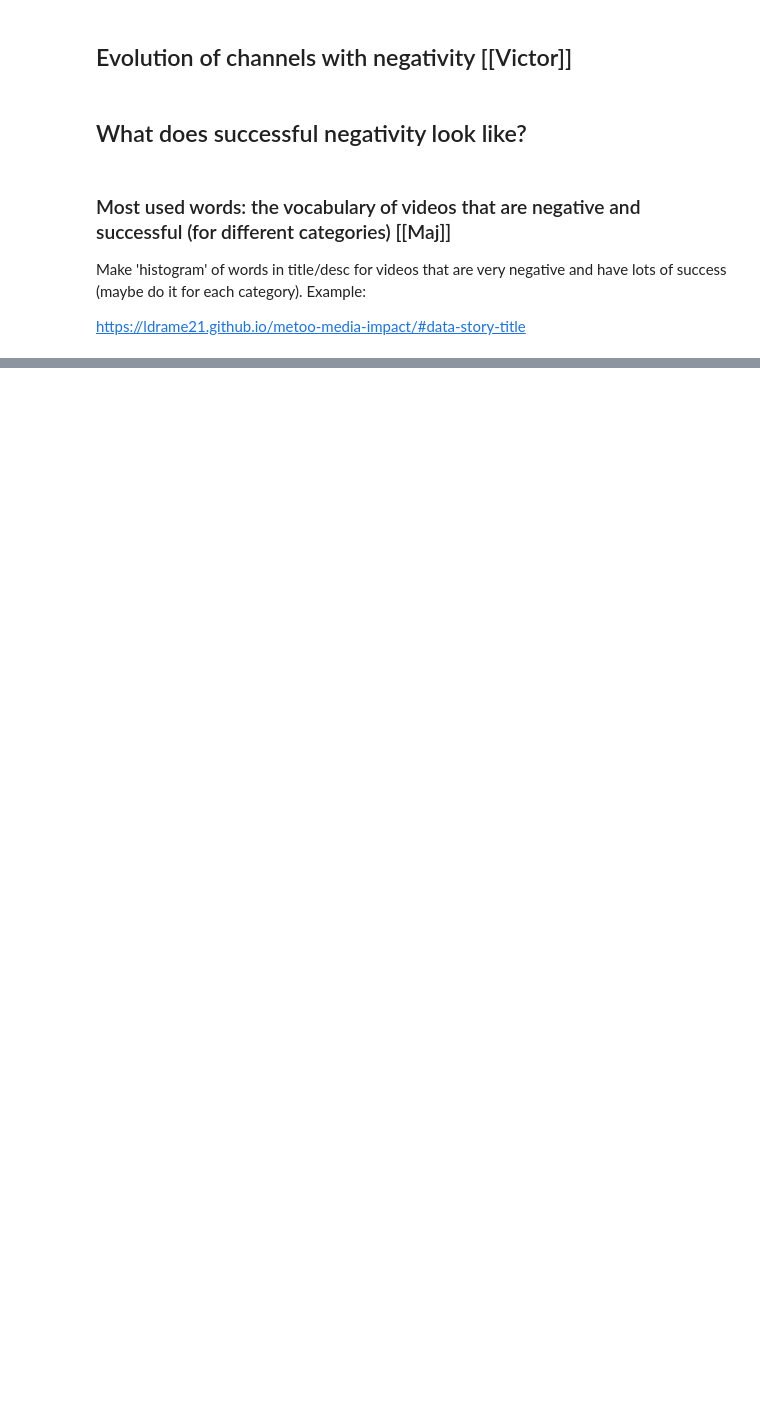
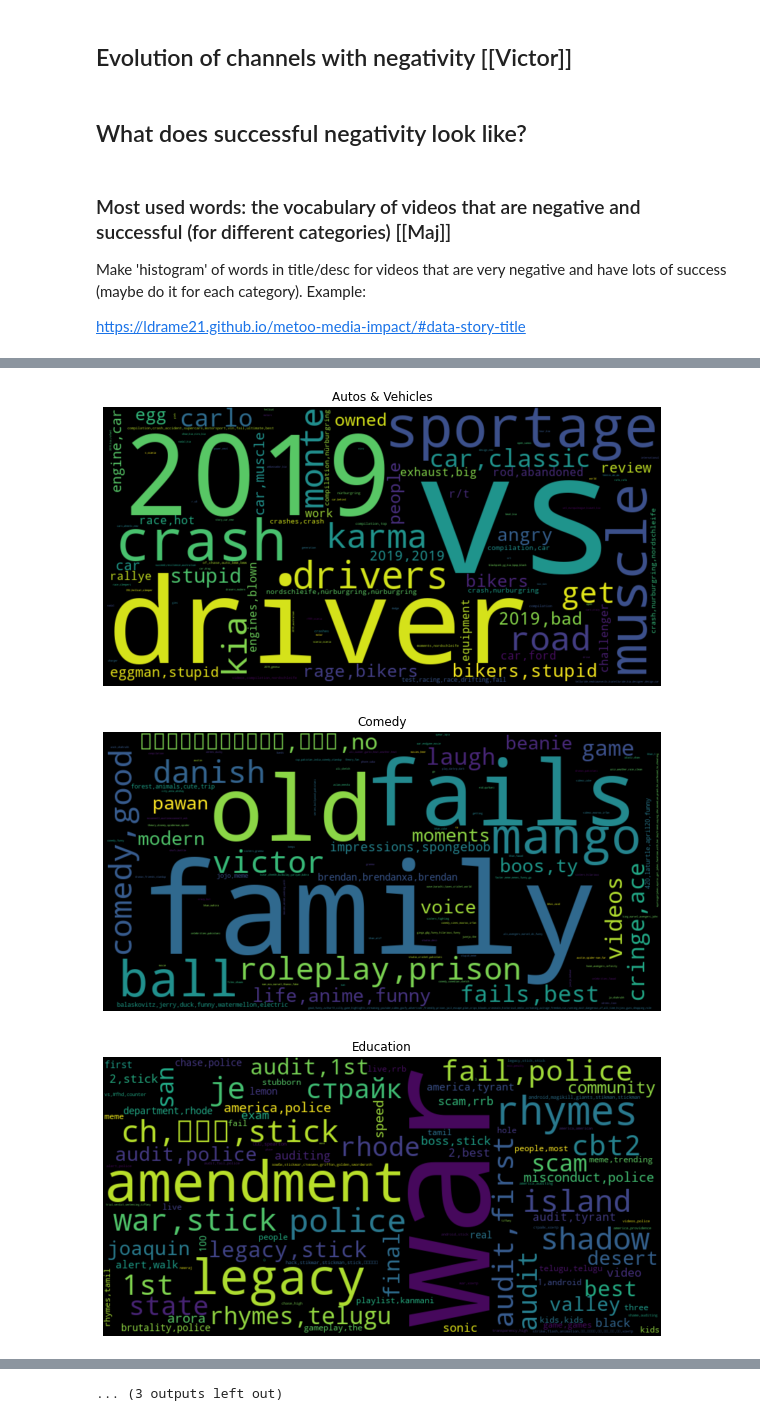
Before and after one commit to epfl-ada/ada-2022-project-adagang, a Jupyter notebook: main.ipynb, the cells around one changed output, grey strips where cells are left out. Drawn from its saved outputs; the diff is of its cells as text; code cells hidden in the pictures; blank space fills up the shorter version.

Commit message:
wordcloud and topic modelling+visualization

```diff
--- a/main.ipynb
+++ b/main.ipynb
@@ -166,0 +282,11 @@ https://ldrame21.github.io/metoo-media-impact/#data-story-title
+# %%
+# remove stopwords from titles
+def remove_stopwords(df):
+    df_cleaned = df.copy()
+    df_cleaned['tokens'] = df_cleaned['tags'].apply(lambda title: title.split())
+    stop_words = stopwords.words('english')
+    df_cleaned['tokens'] = df_cleaned['tokens'].apply(lambda tokens: [token for token in tokens if token.lower() not in stop_words])
+    return df_cleaned
+
+df_cleaned = remove_stopwords(df_combined)
+df_cleaned.head()
@@ -166,0 +301,8 @@ https://ldrame21.github.io/metoo-media-impact/#data-story-title
+# %%
+#select the 5 most successful categories based on view_count
+grouped = df_cleaned.groupby("categories")
+most_successful = {}
+for name, group in grouped:
+    most_successful[name] = group['view_count'].mean()
+sorted_dict = sorted(most_successful.items(), key=operator.itemgetter(1), reverse=True)[:5]
+print(sorted_dict)
@@ -166,0 +313,12 @@ https://ldrame21.github.io/metoo-media-impact/#data-story-title
+# %%
+# Find the most common words in the most 5 successful categories
+common_words_with_freq = {}
+
+categorie_groups = df_cleaned.groupby("categories")
+for name, group in categorie_groups:
+    flattened = [val for sublist in group['tokens'].tolist() for val in sublist]
+    common_words_with_freq[name] = Counter(flattened).most_common(100)
+#convert the dict to a dataframe
+L = [(k, *t) for k, v in common_words_with_freq.items() for t in v]
+df_success = pd.DataFrame(L, columns=['categories','common_words','frequency'])
+df_success
@@ -166,0 +359,18 @@ https://ldrame21.github.io/metoo-media-impact/#data-story-title
+# %%
+grouped = df_success.groupby("categories")
+for name, group in grouped:
+    group_words = [item.lower() for item in grouped['common_words'].get_group(name).tolist()]
+    #group_neg_words = list(set(group_words) & neg_set)
+    if(len(group_words) != 0):
+        group_freq = grouped['frequency'].get_group(name).tolist()
+        data = dict(zip(group_words, group_freq))
+        wc = WordCloud(width=800, height=400, max_words=200).generate_from_frequencies(data)
+        plt.figure(figsize=(10, 10))
+        plt.imshow(wc, interpolation='bilinear')
+        plt.axis('off')
+        plt.title(name)
+        plt.show()
+# %% [output]
+[figure, added]
+[figure, added]
+[figure, added]
@@ -167 +386,2 @@ https://ldrame21.github.io/metoo-media-impact/#data-story-title
+... (3 outputs left out)
 # %% [markdown]
```
Also changed, not shown: parts of 34 cells of this notebook.
